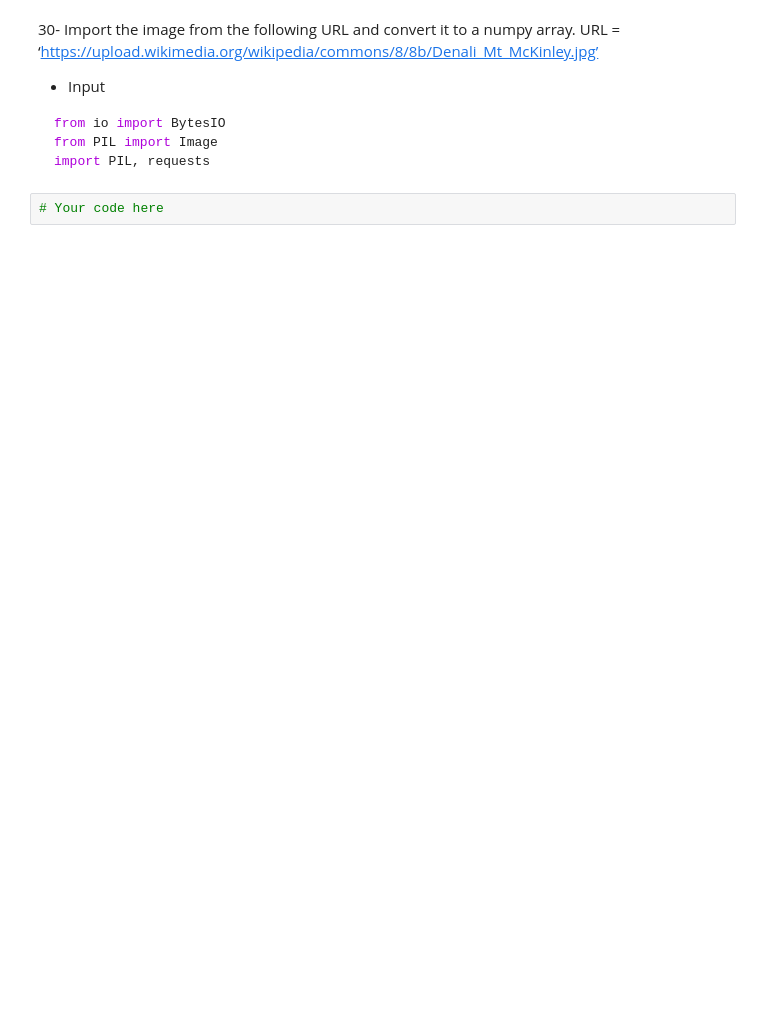
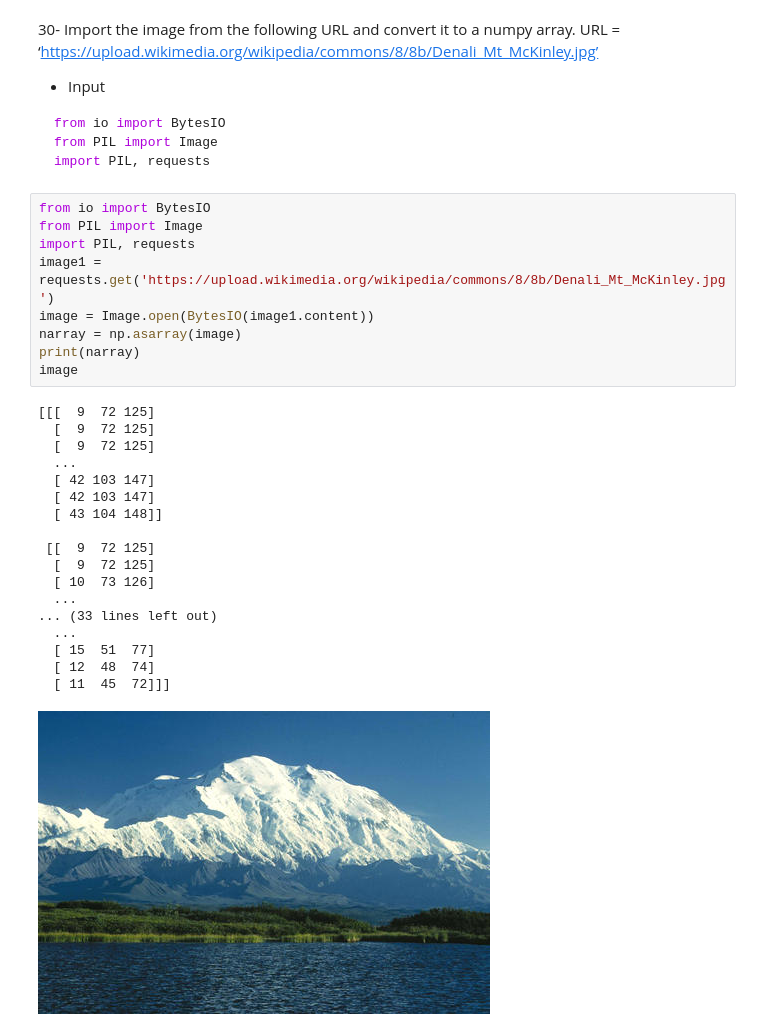
Before and after one commit to Kiddimohamed/M111-Advanced-Python-and-Database-Management, a Jupyter notebook: day01/exercises/02_Numpy.ipynb, the cells around one changed output. Drawn from its saved outputs; the diff is of its cells as text; blank space fills up the shorter version.

````diff
--- a/day01/exercises/02_Numpy.ipynb
+++ b/day01/exercises/02_Numpy.ipynb
@@ -479,5 +707,31 @@ from io import BytesIO
 from PIL import Image
 import PIL, requests
 ```
-# %%
-# Your code here
+# %%
+from io import BytesIO
+from PIL import Image
+import PIL, requests
+image1 = requests.get('https://upload.wikimedia.org/wikipedia/commons/8/8b/Denali_Mt_McKinley.jpg')
+image = Image.open(BytesIO(image1.content))
+narray = np.asarray(image)
+print(narray)
+image
+# %% [output]
+[[[  9  72 125]
+  [  9  72 125]
+  [  9  72 125]
+  ...
+  [ 42 103 147]
+  [ 42 103 147]
+  [ 43 104 148]]
+
+ [[  9  72 125]
+  [  9  72 125]
+  [ 10  73 126]
+  ...
+... (33 lines left out)
+  ...
+  [ 15  51  77]
+  [ 12  48  74]
+  [ 11  45  72]]]
+[figure, added]
````
Also changed, not shown: parts of 40 cells of this notebook, 2 other files.
